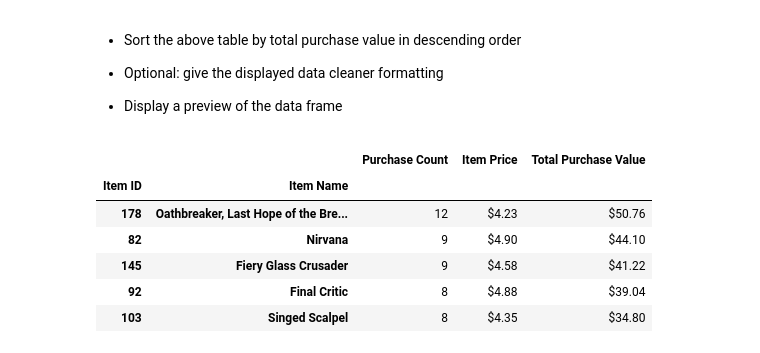
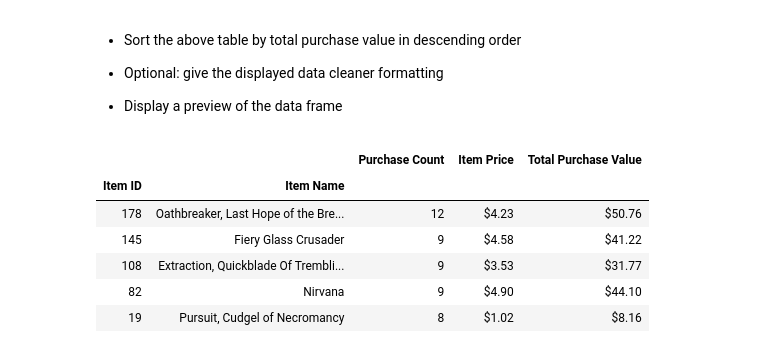
Before and after one commit to kodesiba/pandas-challenge, a Jupyter notebook: HeroesOfPymoli/HeroesOfPymoli_starter.ipynb, the cells around one changed output. Cells and saved outputs as stored; diff of their text form; code cells hidden in the pictures.

```diff
--- a/HeroesOfPymoli/HeroesOfPymoli_starter.ipynb
+++ b/HeroesOfPymoli/HeroesOfPymoli_starter.ipynb
@@ -142,0 +133,9 @@ genderAnalysis.head()
+# %%
+bins = [1,9,14,19,24,29,34,39,50]
+groupLabels = ["<10","10-14","15-19","20-24","25-29","30-34","35-39","40+"]
+purchase_data["Age Group"] = pd.cut(purchase_data["Age"],bins,labels=groupLabels)
+ageGrouped = purchase_data.groupby("Age Group")
+ageDemo = pd.DataFrame({"Total Count":ageGrouped["SN"].nunique()})
+ageDemo["Percentage of Players"] = ageDemo["Total Count"] / purchase_data['SN'].nunique()
+ageDemo["Percentage of Players"] = ageDemo["Percentage of Players"].map("{:.2%}".format)
+ageDemo
@@ -223,0 +239,11 @@ genderAnalysis.head()
+# %%
+itemsSubFrame = purchase_data[["Item ID","Item Name","Price"]]
+itemsGrouped = itemsSubFrame.groupby(["Item ID","Item Name"])
+itemsFrame = pd.DataFrame({"Purchase Count":itemsGrouped["Price"].count(),
+                           "Item Price":itemsGrouped["Price"].max(),
+                           "Total Purchase Value":itemsGrouped["Price"].sum()
+                          })
+itemsFrame = itemsFrame.sort_values("Purchase Count",ascending=False)
+itemsFrame["Item Price"] = itemsFrame["Item Price"].map("${:,.2f}".format)
+itemsFrame["Total Purchase Value"] = itemsFrame["Total Purchase Value"].map("${:,.2f}".format)
+itemsFrame.head()
@@ -232,11 +266,13 @@ genderAnalysis.head()
 
 * Display a preview of the data frame
 # %%
+
+itemsFrame.head()
 # %% [output]
 |  |  | Purchase Count | Item Price | Total Purchase Value |
 | Item ID | Item Name |  |  |  |
 | 178 | Oathbreaker, Last Hope of the Bre... | 12 | $4.23 | $50.76 |
+| 145 | Fiery Glass Crusader | 9 | $4.58 | $41.22 |
+| 108 | Extraction, Quickblade Of Trembli... | 9 | $3.53 | $31.77 |
 | 82 | Nirvana | 9 | $4.90 | $44.10 |
-| 145 | Fiery Glass Crusader | 9 | $4.58 | $41.22 |
-| 92 | Final Critic | 8 | $4.88 | $39.04 |
-| 103 | Singed Scalpel | 8 | $4.35 | $34.80 |
+| 19 | Pursuit, Cudgel of Necromancy | 8 | $1.02 | $8.16 |
```
Also changed, not shown: parts of 9 cells of this notebook.
